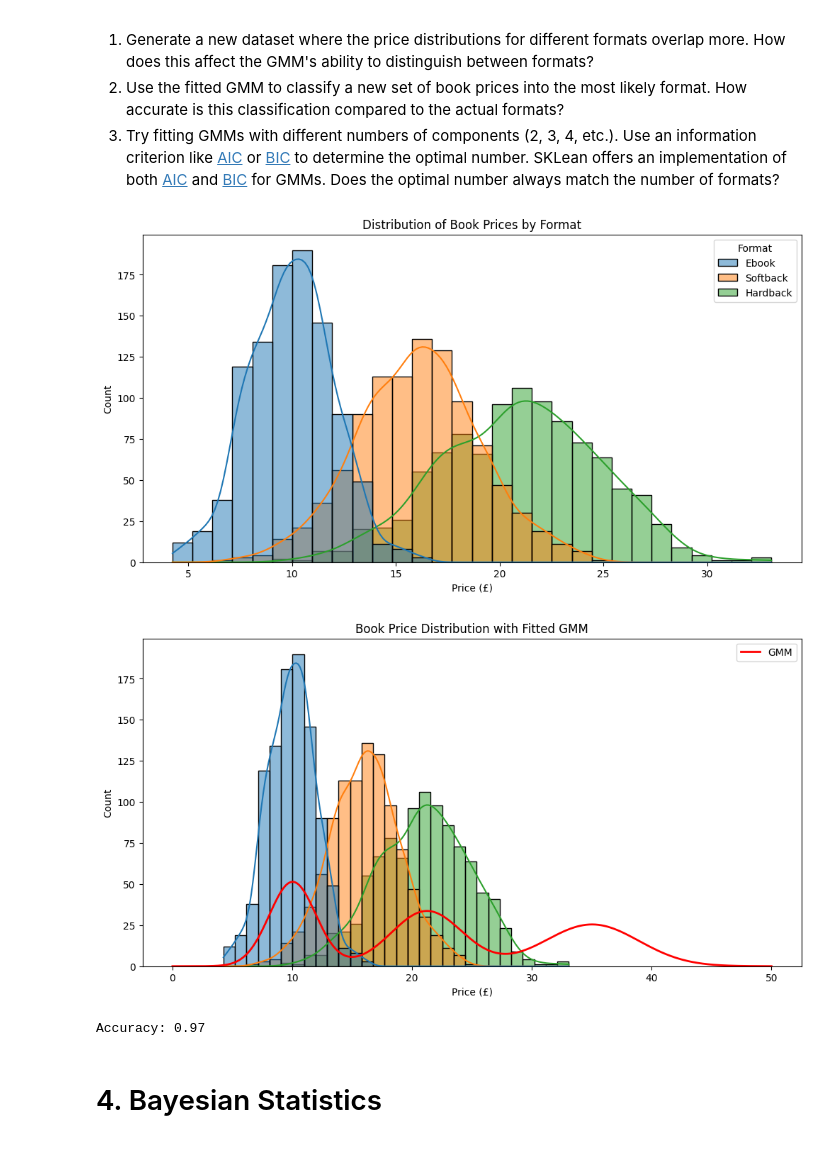
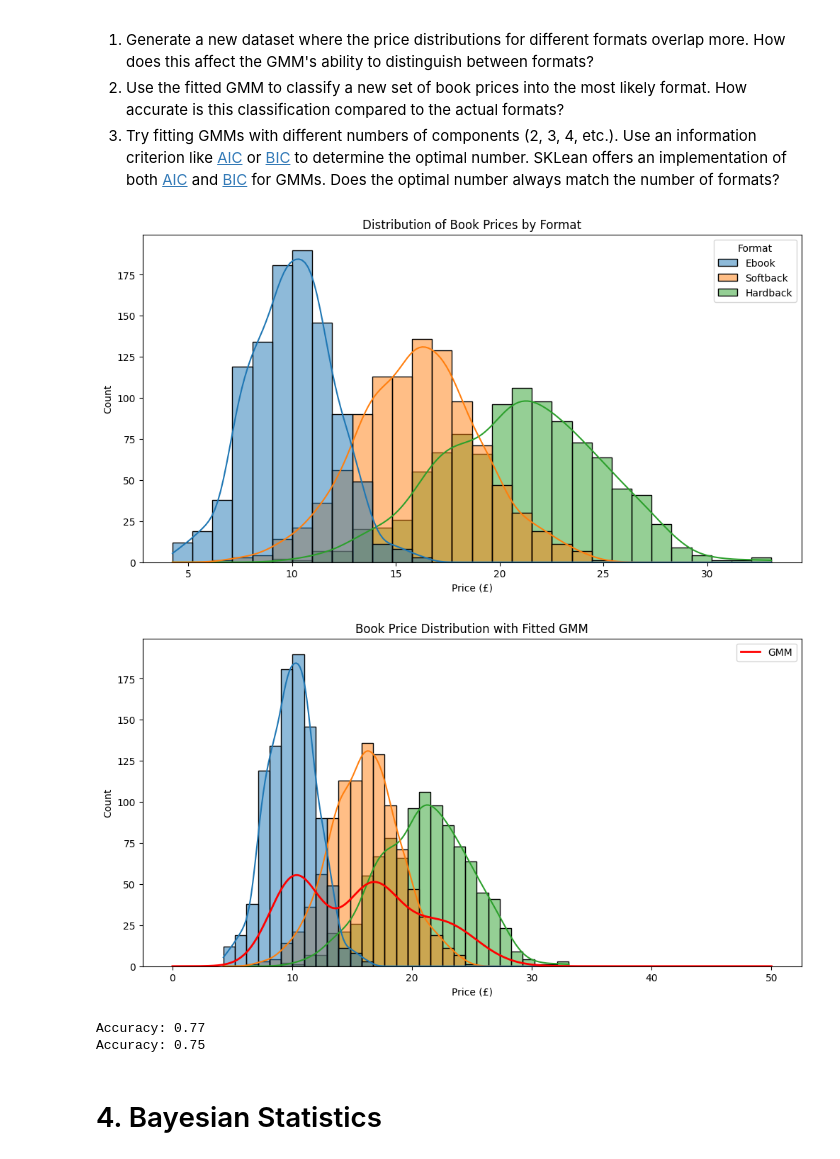
Before and after one commit to MrSleeeepy/MSc_AI, a Jupyter notebook: COMP64101 Reasoning and Learning under Uncertainty - University of Manchester/Labs/Lab 1 - Probability and Stats.ipynb, the cells around one changed output. Drawn from its saved outputs; the diff is of its cells as text; code cells hidden in the pictures.

```diff
--- a/COMP64101 Reasoning and Learning under Uncertainty - University of Manchester/Labs/Lab 1 - Probability and Stats.ipynb
+++ b/COMP64101 Reasoning and Learning under Uncertainty - University of Manchester/Labs/Lab 1 - Probability and Stats.ipynb
@@ -353,7 +353,7 @@ plt.ylabel('Count')
 plt.show()
 
 # Fit GMM using SKLearn
-Y = prices.reshape(-1, 1)
+Y = new_prices.reshape(-1, 1)
 new_gmm = GaussianMixture(n_components=3, random_state=42)
 new_gmm.fit(Y)
 
@@ -368,35 +368,71 @@ plt.plot(new_x, new_y * 750, 'r-', linewidth=2, label='GMM')
 plt.title('Book Price Distribution with Fitted GMM')
 plt.xlabel('Price (£)')
 plt.ylabel('Count')
 plt.legend()
 plt.show()
 
 #Use predict function to assign cluster labels
 new_cluster_labels = new_gmm.predict(Y)
 
 #Create a mapping from cluster labels to book formats
 #This assumes that the clusters are ordered from lowest mean to highest
 new_cluster_to_format = {
     np.argmin(new_gmm.means_): 'Ebook',
     np.argsort(new_gmm.means_.flatten())[1]: 'Softback',
     np.argmax(new_gmm.means_): 'Hardback'
 }
 
 #Convert cluster labels to predicted formats & calculate accuracy
 new_predicted_formats = np.array([new_cluster_to_format[label] for label in new_cluster_labels])
 
 new_accuracy = accuracy_score(formats, new_predicted_formats)
 print(f"Accuracy: {new_accuracy:.2f}")
 
+
+
+
+
 #2. Classify new data - should get good performance
+
+# Set random seed for reproducibility
+np.random.seed(85)
+
+# Ebooks: typically cheaper, tighter distribution
+ebooks = np.random.normal(9.99, 2, 100)
+ebooks = np.clip(ebooks, 0, 25)  # Ensure no negative prices
+
+# Softbacks: medium price, wider distribution
+softbacks = np.random.normal(15.99, 3, 100)
+softbacks = np.clip(softbacks, 5, 30)
+
+# Hardbacks: most expensive, widest distribution
+hardbacks = np.random.normal(20.99, 4, 100)
+hardbacks = np.clip(hardbacks, 10, 50)
+
+# Combine all prices and format labels
+test_prices = np.concatenate([ebooks, softbacks, hardbacks])
+test_formats = np.concatenate([
+    np.full(100, 'Ebook'),
+    np.full(100, 'Softback'),
+    np.full(100, 'Hardback')
+])
+
+test_Y = test_prices.reshape(-1, 1)
+
+test_cluster_labels = new_gmm.predict(test_Y)
+test_predicted_formats = np.array([new_cluster_to_format[label] for label in test_cluster_labels])
+
+test_accuracy = accuracy_score(test_formats, test_predicted_formats)
+print(f"Accuracy: {test_accuracy:.2f}")
 
 #3. Try different numbers of components - the ideal number of components does not necessarily reflect the number of classes
 
 ## End Solution
 # %% [output]
 [figure]
-[figure, old version]
+[figure, new version]
-Accuracy: 0.97
+Accuracy: 0.77
+Accuracy: 0.75
 # %% [markdown]
 # 4. Bayesian Statistics
 # %% [markdown]
```
